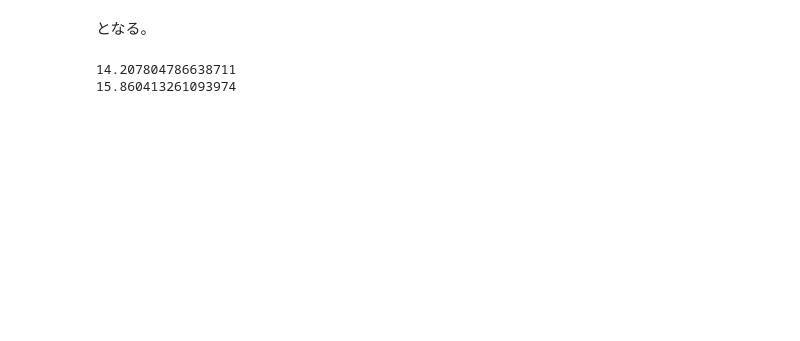
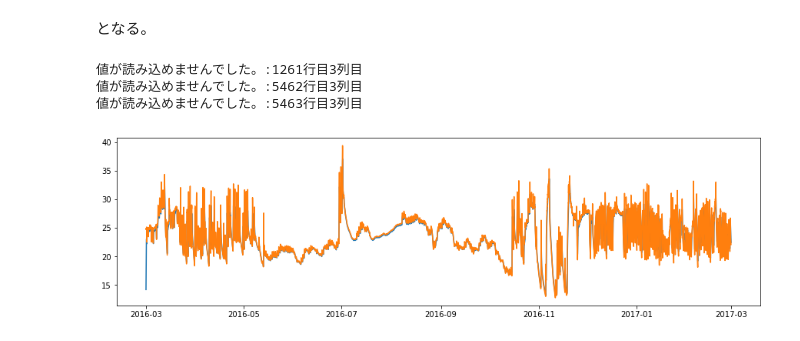
Before and after one commit to BRI-EES-House/03_HCLoad_and_Envelope, a Jupyter notebook: Basis/ComparisonForOutsideAirIntakeVentSysThroughUnderfloorSpace/Ground.ipynb, the cells around one changed output. Cells and saved outputs as stored; diff of their text form; code cells hidden in the pictures; blank space fills up the shorter version.

```diff
--- a/Basis/ComparisonForOutsideAirIntakeVentSysThroughUnderfloorSpace/Ground.ipynb
+++ b/Basis/ComparisonForOutsideAirIntakeVentSysThroughUnderfloorSpace/Ground.ipynb
@@ -120,13 +146,52 @@ class GroundTemp():
+# %%
+class CSVData():
+
+    def __init__( self, filename, columns ):
+
+        self.rows = []
+
+        with open( filename, 'r', encoding = 'shift-jis' ) as f:
+            reader = csv.reader( f, delimiter = ',', quotechar = '"' )
+            header = next( reader )
+
+            for i, r in enumerate(reader):
+                try:
+                    self.rows.append( Row(r, columns ) )
+                except ValueError as e:
+                    print( '値が読み込めませんでした。:' + str(i) + '行目' + str(e) + '列目' )
+# %%
+datas = CSVData( 'space_temp.csv', [
+    ( 0, 'datetime',  lambda x : datetime.datetime.strptime( x, '%Y/%m/%d %H:%M' ) ),
+    ( 3, 'outTemp',   lambda x : float(x) ),
+    ( 4, 'crawlTemp', lambda x : float(x) ),
+    ( 5, 'surfTemp',  lambda x : float(x) ),
+    ( 6, 'heatflow',  lambda x : float(x) ),
+] )
+# %% [output]
+値が読み込めませんでした。:1261行目3列目
+値が読み込めませんでした。:5462行目3列目
+値が読み込めませんでした。:5463行目3列目
 # %%
 gt = GroundTemp( T_g_ave = 8.788409273,
                  phi_A0  = 0.026999775,
                  phi_A1  = [ -0.0000000538985, 0.00000103123, -0.000013185, 0.000615251, 0.000353372, 0.002822011, 0.01866059, -0.013547161, 0.026262083, -0.023028152 ],
                  r       = [ 0.999996185, 0.99998474, 0.999938962, 0.99975593, 0.999023877, 0.996101618, 0.984491515, 0.939413063, 0.778800783, 0.367879441 ],
                )
-gt.updateTemp( 19.0, 24.77201663 )
-print( gt.getSurfTemp() )
-gt.updateTemp( 19.0, 24.90165011 )
-print( gt.getSurfTemp() )
+
+y1s = []
+
+for r in datas.rows:
+    gt.updateTemp( 19.0, r.crawlTemp )
+    y1s.append( gt.getSurfTemp() )
+
+xs  = [ r.datetime for r in datas.rows ]
+y2s = [ r.crawlTemp for r in datas.rows ]
-# %% [output]
-14.207804786638711
-15.860413261093974
+# %%
+fig = plt.figure(figsize=(15,4))
+ax = fig.add_subplot(1,1,1)
+
+ax.plot( xs, y1s )
+ax.plot( xs, y2s )
+plt.show()
+# %% [output]
+[figure, added]
```
Also changed, not shown: parts of 18 cells of this notebook, 1 other file.
